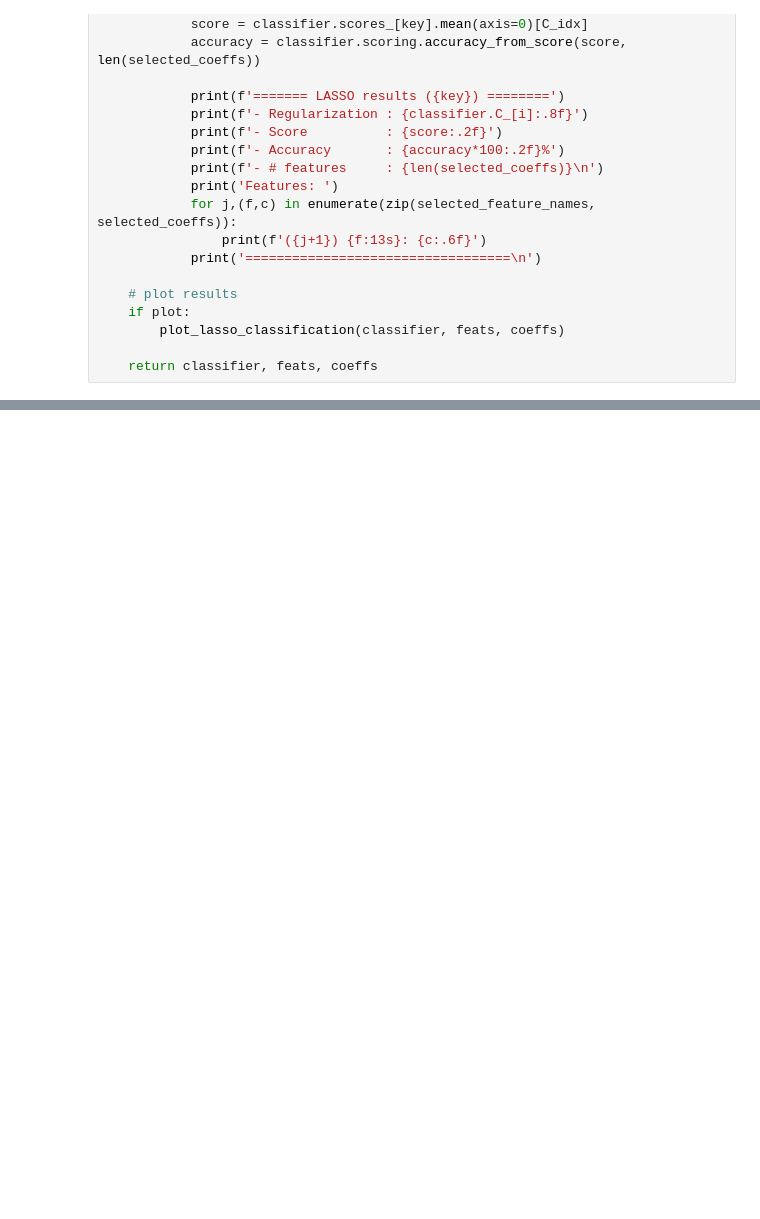
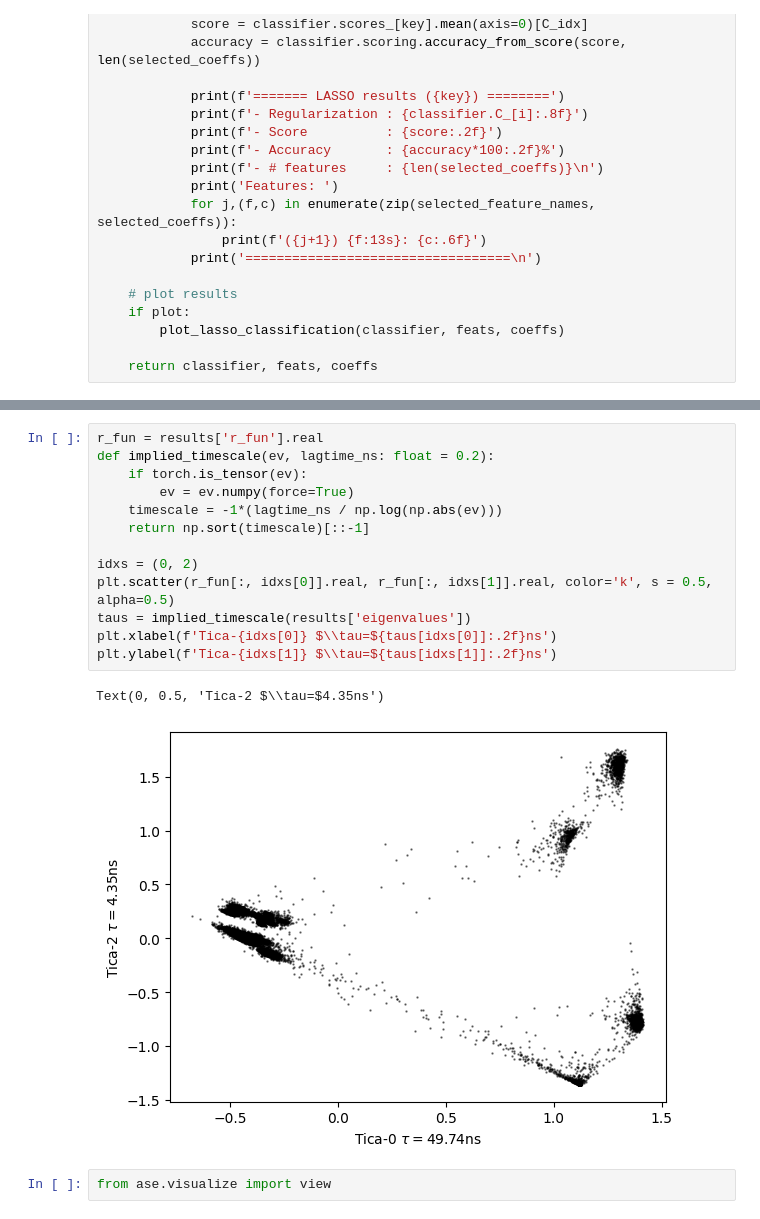
Before and after one commit to pietronvll/encoderops, a Jupyter notebook: analysis/scratch.ipynb, the cells around one changed output, grey strips where cells are left out. Drawn from its saved outputs; the diff is of its cells as text; blank space fills up the shorter version.

```diff
--- a/analysis/scratch.ipynb
+++ b/analysis/scratch.ipynb
@@ -332,0 +326,18 @@ Features:
+# %%
+r_fun = results['r_fun'].real
+def implied_timescale(ev, lagtime_ns: float = 0.2):
+    if torch.is_tensor(ev):
+        ev = ev.numpy(force=True)
+    timescale = -1*(lagtime_ns / np.log(np.abs(ev)))
+    return np.sort(timescale)[::-1]
+
+idxs = (0, 2)
+plt.scatter(r_fun[:, idxs[0]].real, r_fun[:, idxs[1]].real, color='k', s = 0.5, alpha=0.5)
+taus = implied_timescale(results['eigenvalues'])
+plt.xlabel(f'Tica-{idxs[0]} $\\tau=${taus[idxs[0]]:.2f}ns')
+plt.ylabel(f'Tica-{idxs[1]} $\\tau=${taus[idxs[1]]:.2f}ns')
+# %% [output]
+Text(0, 0.5, 'Tica-2 $\\tau=$4.35ns')
+[figure, added]
+# %%
+from ase.visualize import view
```
Also changed, not shown: parts of 9 cells of this notebook, 4 other files.
